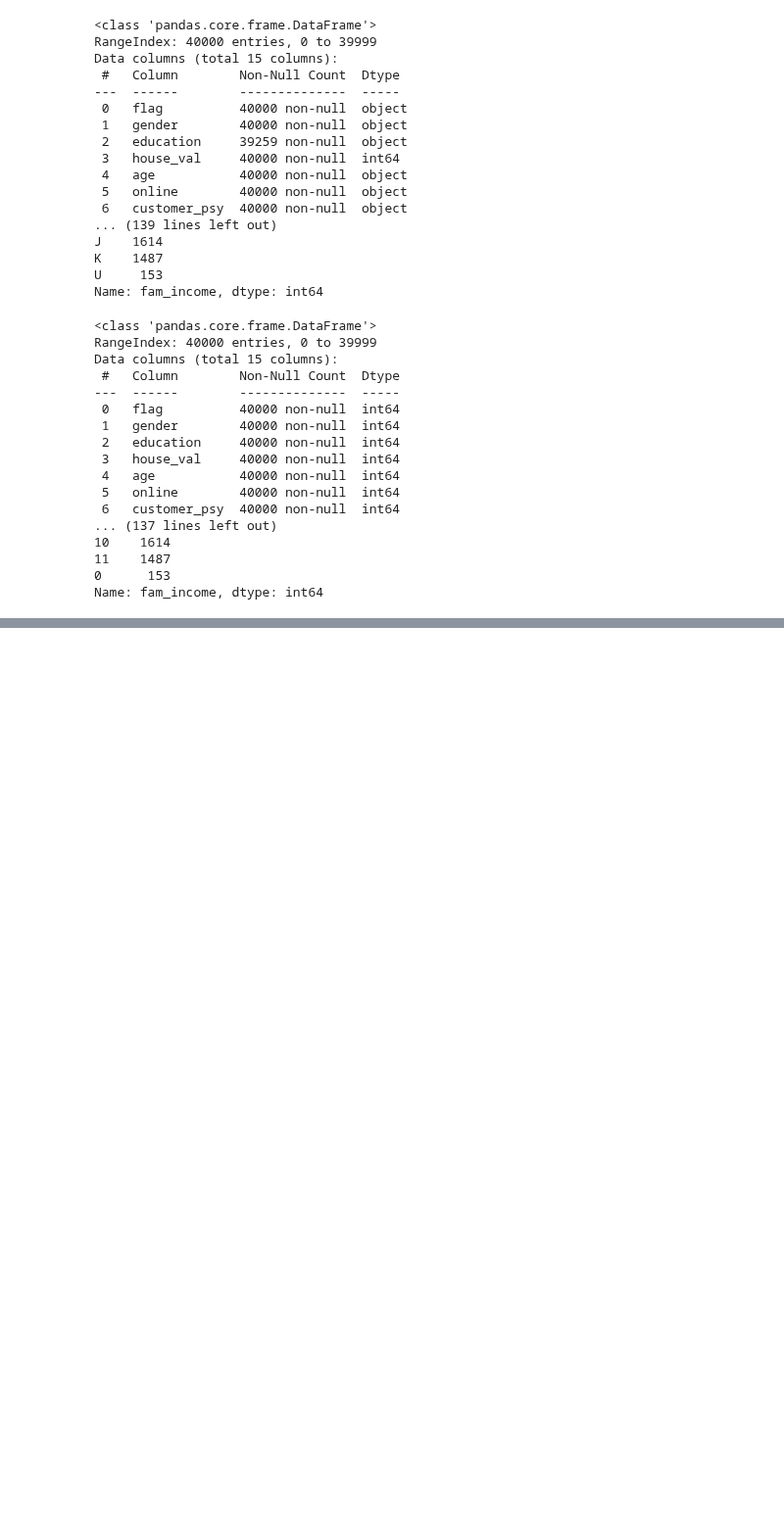
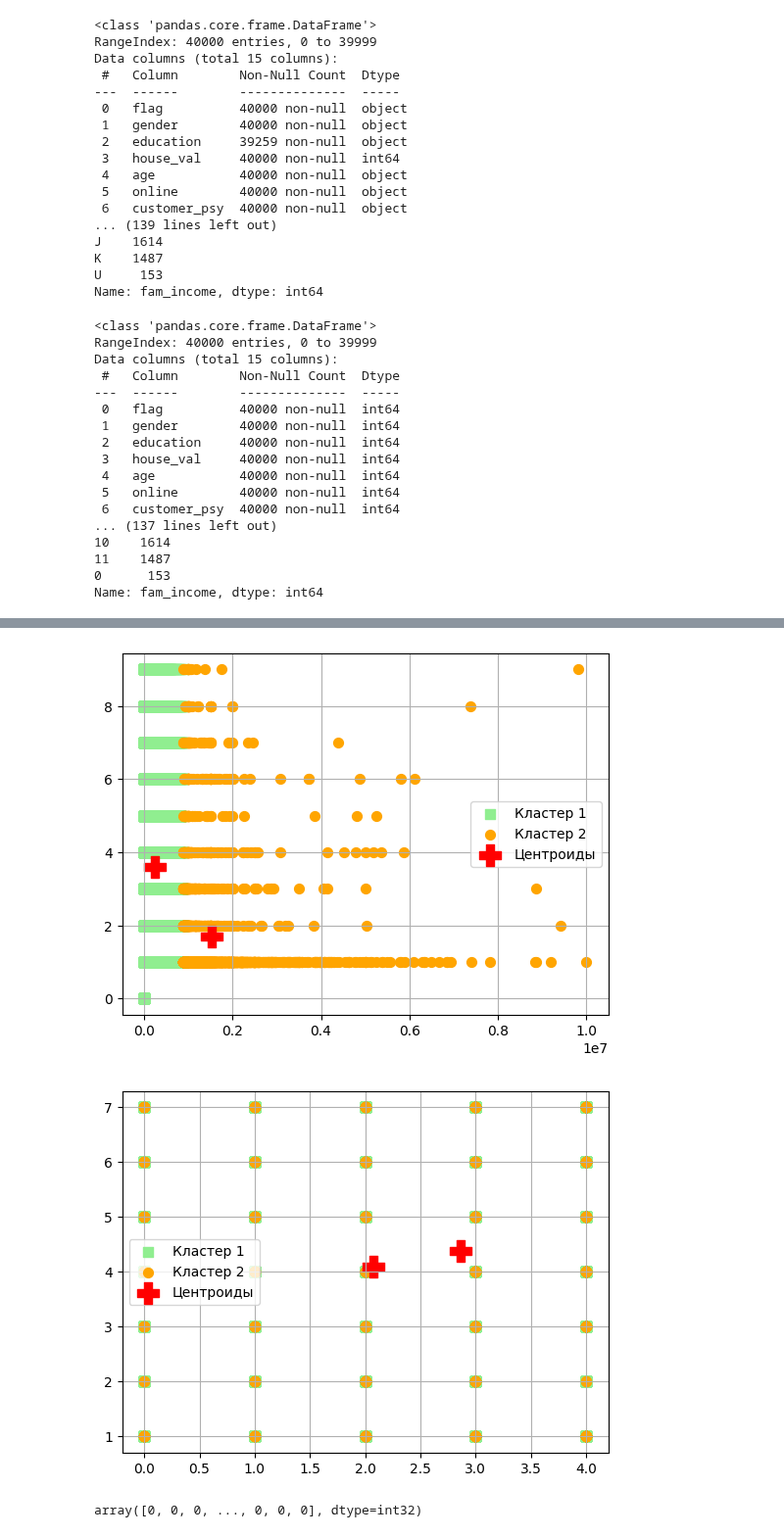
Before and after one commit to Infoboros/machine-learning, a Jupyter notebook: big_data_1_clasterization.ipynb, the cells around one changed output, grey strips where cells are left out. Shown at 98% size. Drawn from its saved outputs; the diff is of its cells as text; code cells hidden in the pictures; blank space fills up the shorter version.

```diff
--- a/big_data_1_clasterization.ipynb
+++ b/big_data_1_clasterization.ipynb
@@ -146,0 +216,10 @@ data.describe()
+# %%
+k_means(
+    data,
+    2,
+    VISUALISATION_PAIRS
+)
+# %% [output]
+[figure, added]
+[figure, added]
+array([0, 0, 0, ..., 0, 0, 0], dtype=int32)
```
Also changed, not shown: parts of 5 cells of this notebook.
